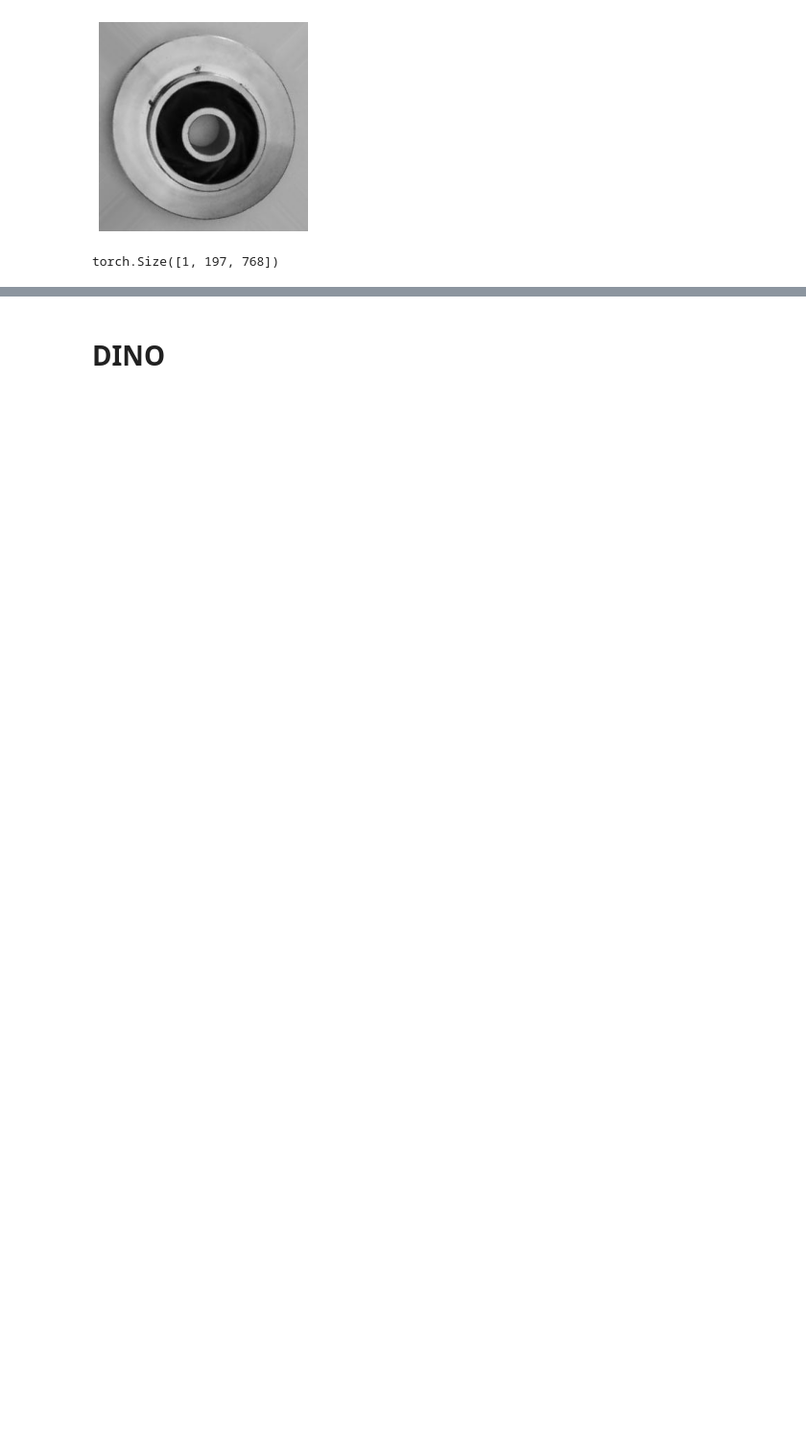
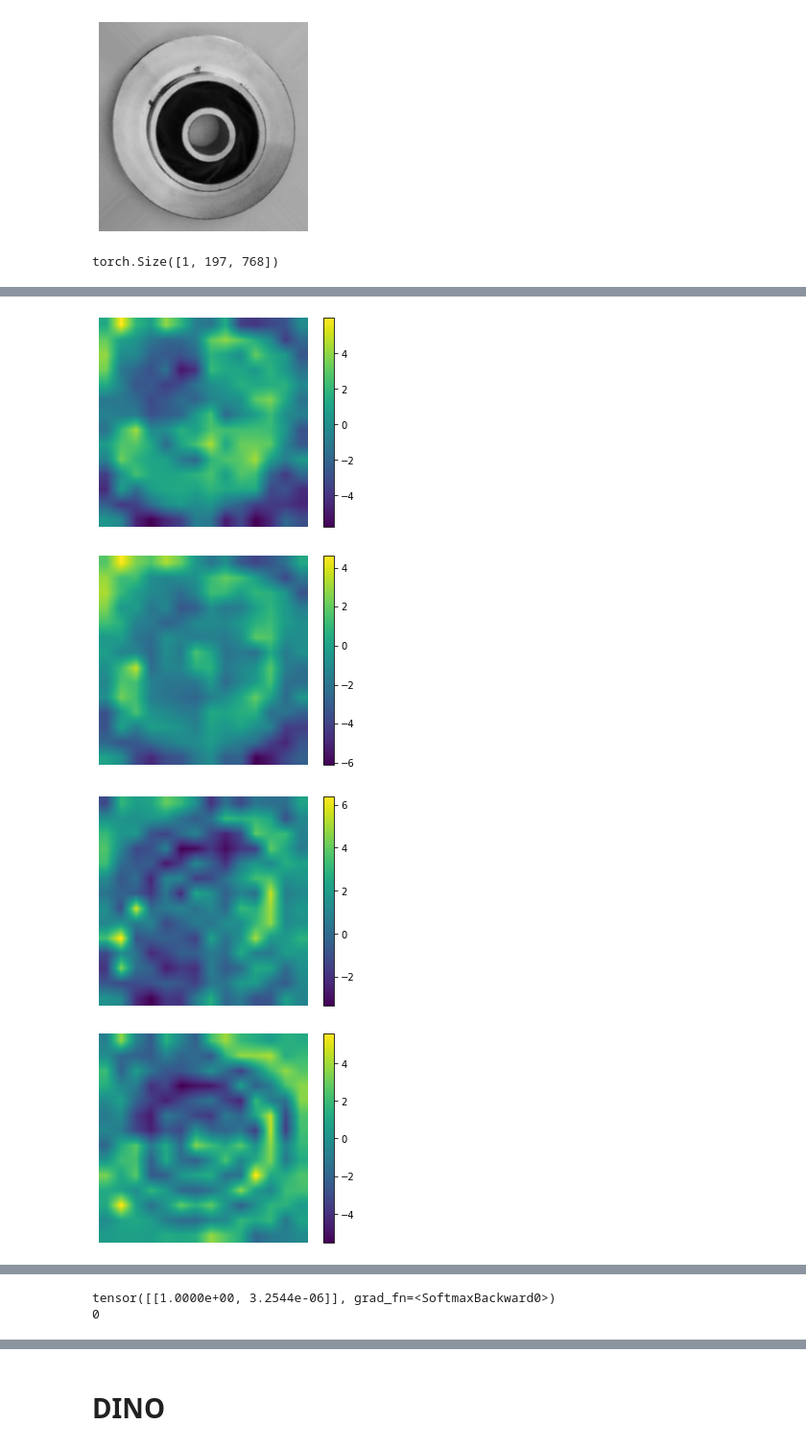
Before and after one commit to VasquezMatias/Master_Thesis_Profactor, a Jupyter notebook: notebooks/train_models_example.ipynb, the cells around one changed output, grey strips where cells are left out. Shown at 96% size. Cells and saved outputs as stored; diff of their text form; code cells hidden in the pictures; blank space fills up the shorter version.

```diff
--- a/notebooks/train_models_example.ipynb
+++ b/notebooks/train_models_example.ipynb
@@ -448,0 +933,19 @@ plt.imshow(img_2_show)
+# %%
+#a = torch.cat((attn_[0, 6, 0].reshape(7,7), attn_[1, 6, 0].reshape(7,7)), dim=0)
+#b = torch.cat((attn_[2, 6, 0].reshape(7,7), attn_[3, 6, 0].reshape(7,7)), dim=0)
+
+for i in range(attn_.shape[1]):
+    a = torch.cat((attn_[0, i, 0].reshape(7,7), attn_[2, i, 0].reshape(7,7)), dim=0)
+    b = torch.cat((attn_[1, i, 0].reshape(7,7), attn_[3, i, 0].reshape(7,7)), dim=0)
+
+    c = (torchvision.transforms.Resize((224, 224)))(torch.cat((a, b), dim=1).unsqueeze(0))[0]
+
+    plt.imshow(c.detach().numpy())
+    plt.colorbar()
+    plt.axis('off')
+    plt.show()
+# %% [output]
+[figure, added]
+[figure, added]
+[figure, added]
+[figure, added]
@@ -448,0 +960,6 @@ plt.imshow(img_2_show)
+# %%
+print(torch.nn.Softmax()(model(img.unsqueeze(0))))
+print(lbl)
+# %% [output]
+tensor([[1.0000e+00, 3.2544e-06]], grad_fn=<SoftmaxBackward0>)
+0
```
Also changed, not shown: parts of 30 cells of this notebook, 2 other files.
